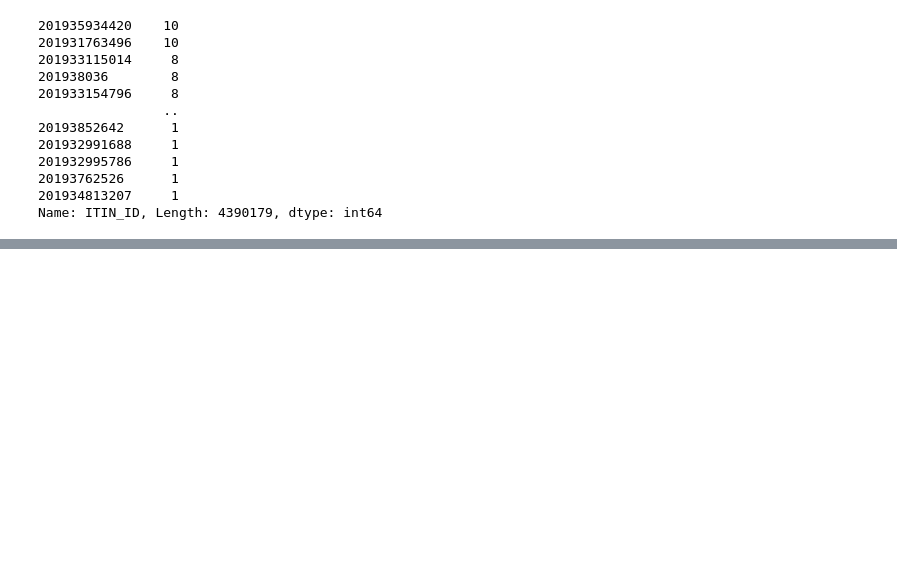
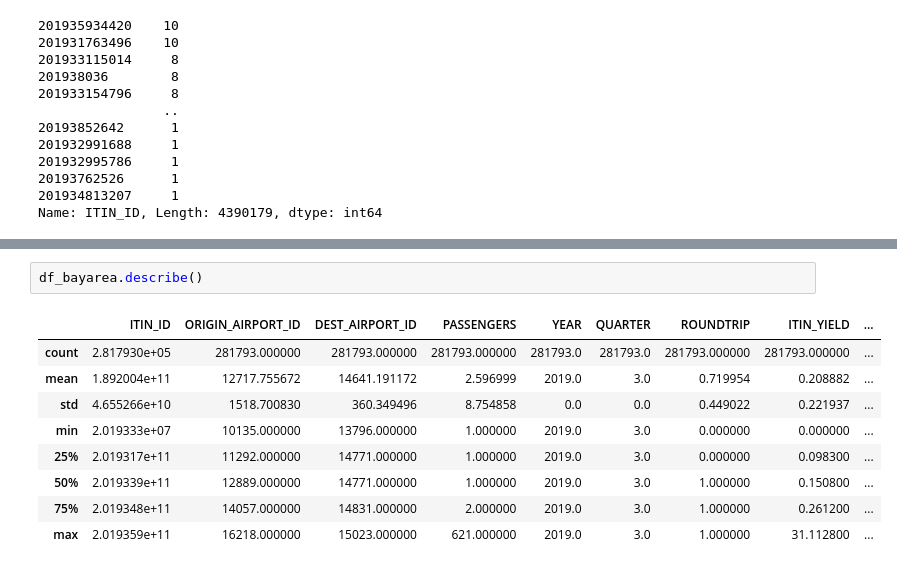
Before and after one commit to siawayforward/DS4A-group-project, a Jupyter notebook: dataset-details-airports.ipynb, the cells around one changed output, grey strips where cells are left out. Cells and saved outputs as stored; diff of their text form; blank space fills up the shorter version.

```diff
--- a/dataset-details-airports.ipynb
+++ b/dataset-details-airports.ipynb
@@ -118,0 +139,12 @@ We can use other data from a quick search to see if there are other airports and
+# %%
+df_bayarea.describe()
+# %% [output]
+|  | ITIN_ID | ORIGIN_AIRPORT_ID | DEST_AIRPORT_ID | PASSENGERS | YEAR | QUARTER | ROUNDTRIP | ITIN_YIELD | ... |
+| count | 2.817930e+05 | 281793.000000 | 281793.000000 | 281793.000000 | 281793.0 | 281793.0 | 281793.000000 | 281793.000000 | ... |
+| mean | 1.892004e+11 | 12717.755672 | 14641.191172 | 2.596999 | 2019.0 | 3.0 | 0.719954 | 0.208882 | ... |
+| std | 4.655266e+10 | 1518.700830 | 360.349496 | 8.754858 | 0.0 | 0.0 | 0.449022 | 0.221937 | ... |
+| min | 2.019333e+07 | 10135.000000 | 13796.000000 | 1.000000 | 2019.0 | 3.0 | 0.000000 | 0.000000 | ... |
+| 25% | 2.019317e+11 | 11292.000000 | 14771.000000 | 1.000000 | 2019.0 | 3.0 | 0.000000 | 0.098300 | ... |
+| 50% | 2.019339e+11 | 12889.000000 | 14771.000000 | 1.000000 | 2019.0 | 3.0 | 1.000000 | 0.150800 | ... |
+| 75% | 2.019348e+11 | 14057.000000 | 14831.000000 | 2.000000 | 2019.0 | 3.0 | 1.000000 | 0.261200 | ... |
+| max | 2.019359e+11 | 16218.000000 | 15023.000000 | 621.000000 | 2019.0 | 3.0 | 1.000000 | 31.112800 | ... |
```
Also changed, not shown: parts of 9 cells of this notebook.
